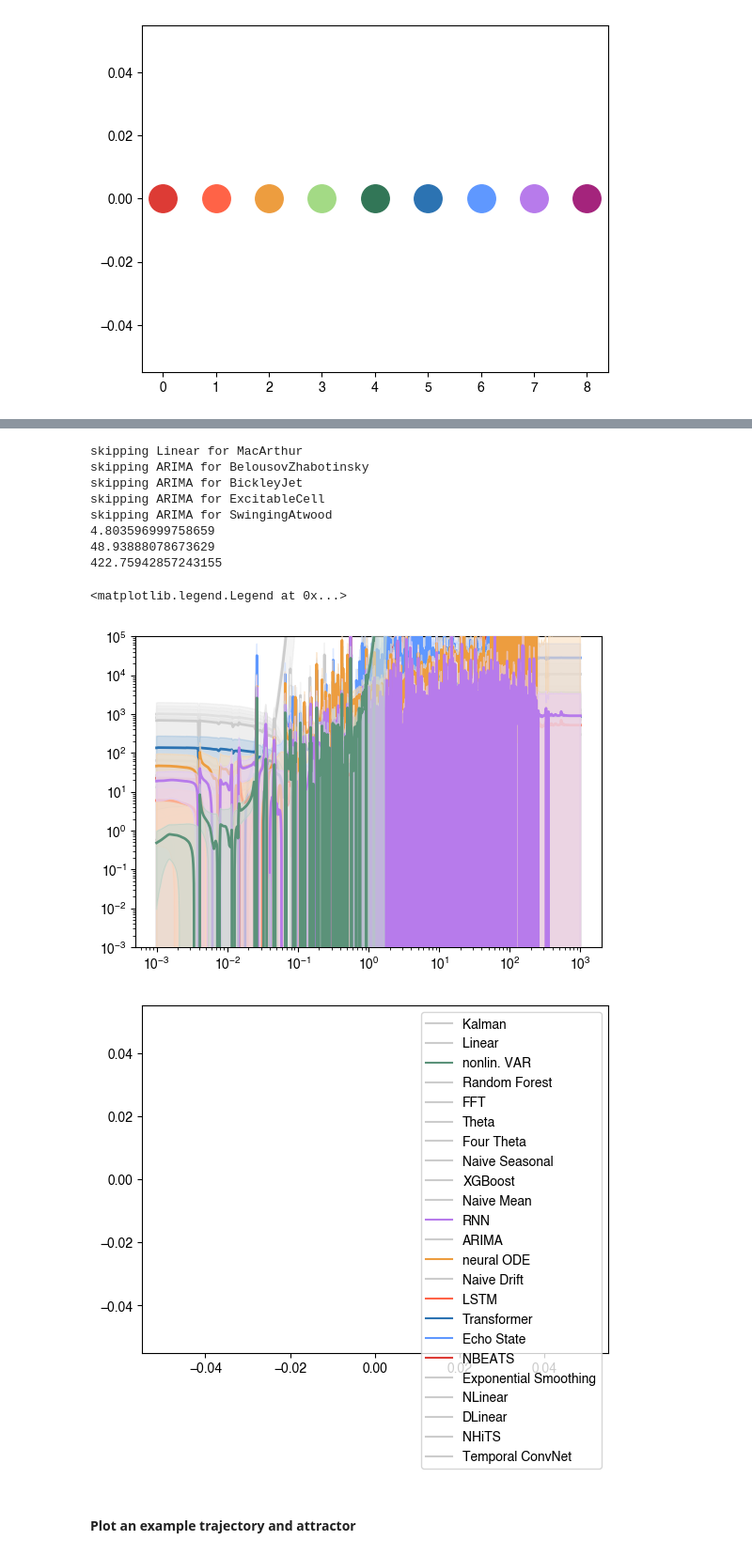
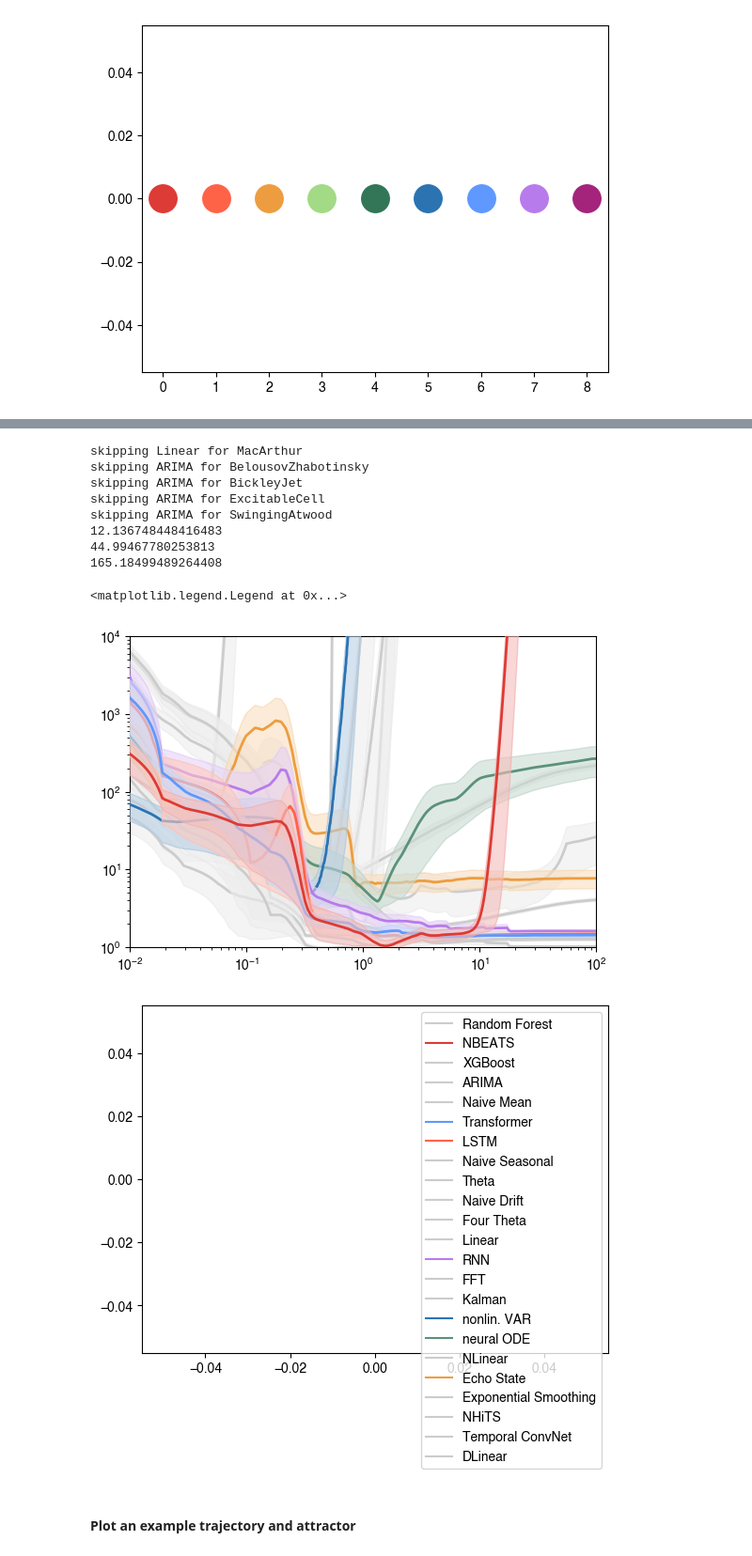
Before and after one commit to williamgilpin/dysts, a Jupyter notebook: benchmarks/figure_forecasting_benchmarks_figures.ipynb, the cells around one changed output, grey strips where cells are left out. Shown at 94% size. Drawn from its saved outputs; the diff is of its cells as text; code cells hidden in the pictures.

Commit message:
fix wape implementation

```diff
--- a/benchmarks/figure_forecasting_benchmarks_figures.ipynb
+++ b/benchmarks/figure_forecasting_benchmarks_figures.ipynb
@@ -34,7 +34,7 @@ from dysts.analysis import *
 import degas as dg
 dg.set_style()
 
-FIGPATH = "../private_writing_forecast/fig_resources/wape"
+FIGPATH = "../private_writing_forecast/fig_resources/"
 DUMP_PATH = "./private_archive/"
 if DARK:
     plt.style.use("dark_background")
@@ -891,6 +867,5 @@ plt.legend()
 # %%
-## Plot in lyapunov time units
-## degrees of freedom
+## Plot in Lyapunov time units
 
 import dysts.flows as dfl
 
@@ -925,6 +900,7 @@ for model_name in model_names:
         ## Get the times
         # time_vals = equation_data.dataset[equation_name]["time"]
         # dtval = np.median(np.diff(time_vals))
+        eq = getattr(dfl, equation_name)()
         tt, _ = eq.make_trajectory(
             1000,
             resample=True,
@@ -934,7 +910,6 @@ for model_name in model_names:
         dtval = np.median(np.diff(tt))
 
         ## Get the Lyapunov exponent
-        eq = getattr(dfl, equation_name)()
         lyap = eq.maximum_lyapunov_estimated
 
         if model_name not in all_outputs[equation_name].keys():
@@ -986,9 +961,9 @@ skipping ARIMA for BelousovZhabotinsky
 skipping ARIMA for BickleyJet
 skipping ARIMA for ExcitableCell
 skipping ARIMA for SwingingAtwood
-4.803596999758659
-48.93888078673629
-422.75942857243155
+12.136748448416483
+44.99467780253813
+165.18499489264408
 # %%
 ## Plot all models mean and errors
 
@@ -1027,42 +1002,63 @@ for model_name in model_names[::-1]:
         zorder=zorder_index + zorder_shift
     )
     plt.semilogx(
         timepoint_grid,
         results_ave,
         linewidth=2,
         color=color_dict[model_name],
         zorder=zorder_index + 1 + zorder_shift
     )
     zorder_index += 2
 all_results_rescaled = np.array(all_results_rescaled)
+plt.xlim([0.01, 100])
 
-# plt.xlim([np.min(timepoint_grid), np.max(timepoint_grid)])
-# plt.xlim([0.01, 100])
-# plt.ylim([0, 1e6])
+## SMAPE
+# plt.ylim([0, None])
 # dg.fixed_aspect_ratio(1/1.5, semilogx=True)
 
+## WAPE
+# plt.yscale('log')
+# plt.ylim([1e0, 1e5])
+# dg.fixed_aspect_ratio(1/1.5, semilogx=True, semilogy=True)
 
+## MASE
+# plt.ylim([0, 40])
+# dg.fixed_aspect_ratio(1/1.5, semilogx=True)
 
+## R^2
+# plt.ylim([0, 1])
+# dg.fixed_aspect_ratio(1/1.5, semilogx=True)
+
+## Spearman
+# plt.ylim([None, 1])
+# dg.fixed_aspect_ratio(1/1.5, semilogx=True)
+
+## NRMSE
+plt.yscale('log')
+plt.ylim([1e0, 1e4])
+dg.fixed_aspect_ratio(1/1.5, semilogx=True, semilogy=True)
+
+# plt.ylim([0, 1e6])
 ## log scale y axis
 # plt.ylim([1e-3, 1e0])
 # plt.yscale('log')
 # dg.fixed_aspect_ratio(1/1.5, semilogx=True, semilogy=True)
-plt.ylim([1e-3, 1e5])
-plt.yscale('log')
-dg.fixed_aspect_ratio(1/1.5, semilogy=True, semilogx=True)
+# plt.ylim([1e-3, 1e5])
+# plt.yscale('log')
+# dg.fixed_aspect_ratio(1/1.5, semilogy=True, semilogx=True)
 
-dg.better_savefig(FIGPATH + "forecast_lengths2.png", dpi=450, dryrun=False)
+# dg.better_savefig(FIGPATH + "forecast_lengths2.png", dpi=450, dryrun=False)
 
 ## make a separate legend for the fill_between
 plt.figure()
 for i, model_name in enumerate(model_names):
     plt.plot([], color=color_dict[model_name], label=model_name)
 plt.legend()
 # dg.better_savefig(FIGPATH + "forecast_lengths_legend2.png", dpi=450, dryrun=NOSAVEFIG)
 # %% [output]
 <matplotlib.legend.Legend at 0x...>
-[figure, old version]
+[figure, new version]
-[figure, old version]
+[figure, new version]
 # %% [markdown]
 #### Plot an example trajectory and attractor
 # %%
```
Also changed, not shown: parts of 25 cells of this notebook, 1 other file.
